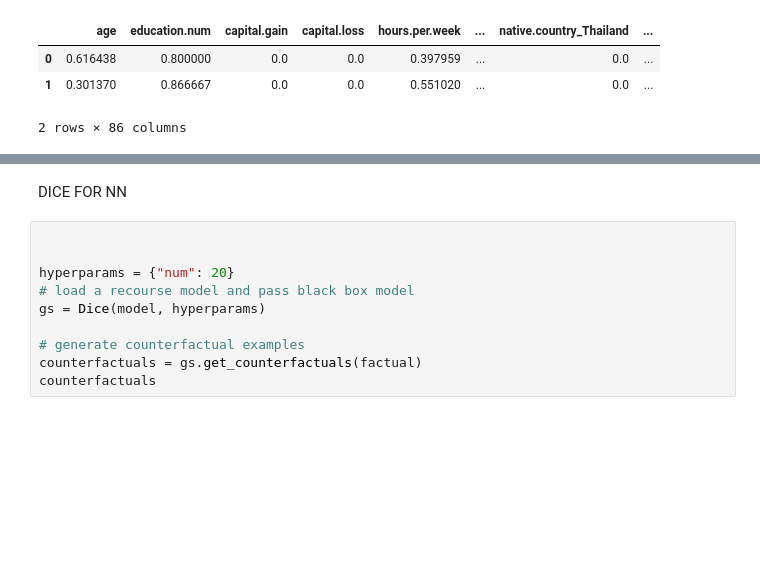
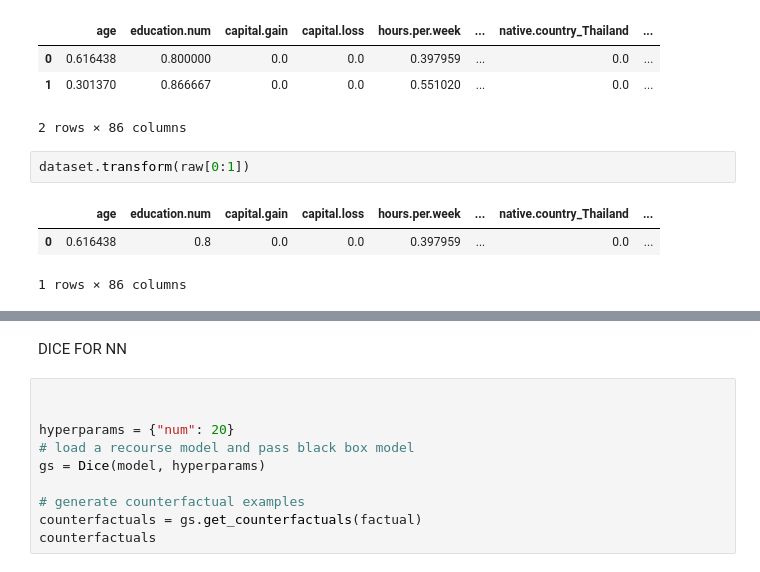
Before and after one commit to istepka/MCSECE, a Jupyter notebook: src/carla_case_study.ipynb, the cells around one changed output, grey strips where cells are left out. Saved outputs shown, nothing was run; the diff lists cells and outputs as text; blank space fills up the shorter version.

```diff
--- a/src/carla_case_study.ipynb
+++ b/src/carla_case_study.ipynb
@@ -54,6 +54,12 @@ dataset.df.head(2)
 | 0 | 0.616438 | 0.800000 | 0.0 | 0.0 | 0.397959 | ... | 0.0 | ... |
 | 1 | 0.301370 | 0.866667 | 0.0 | 0.0 | 0.551020 | ... | 0.0 | ... |
 2 rows × 86 columns
+# %%
+dataset.transform(raw[0:1])
+# %% [output]
+|  | age | education.num | capital.gain | capital.loss | hours.per.week | ... | native.country_Thailand | ... |
+| 0 | 0.616438 | 0.8 | 0.0 | 0.0 | 0.397959 | ... | 0.0 | ... |
+1 rows × 86 columns
 # %%
 from models.tfmodel import TFModelAdult
 model = TFModelAdult(dataset)
```
Also changed, not shown: parts of 1 cell of this notebook, 7 other files.
